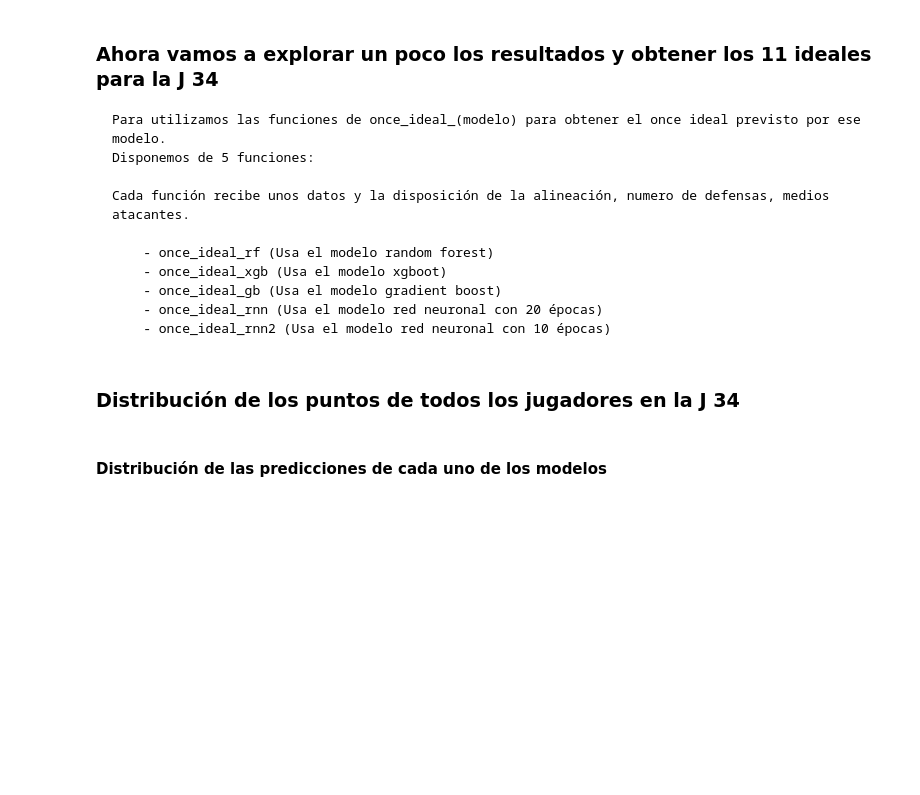
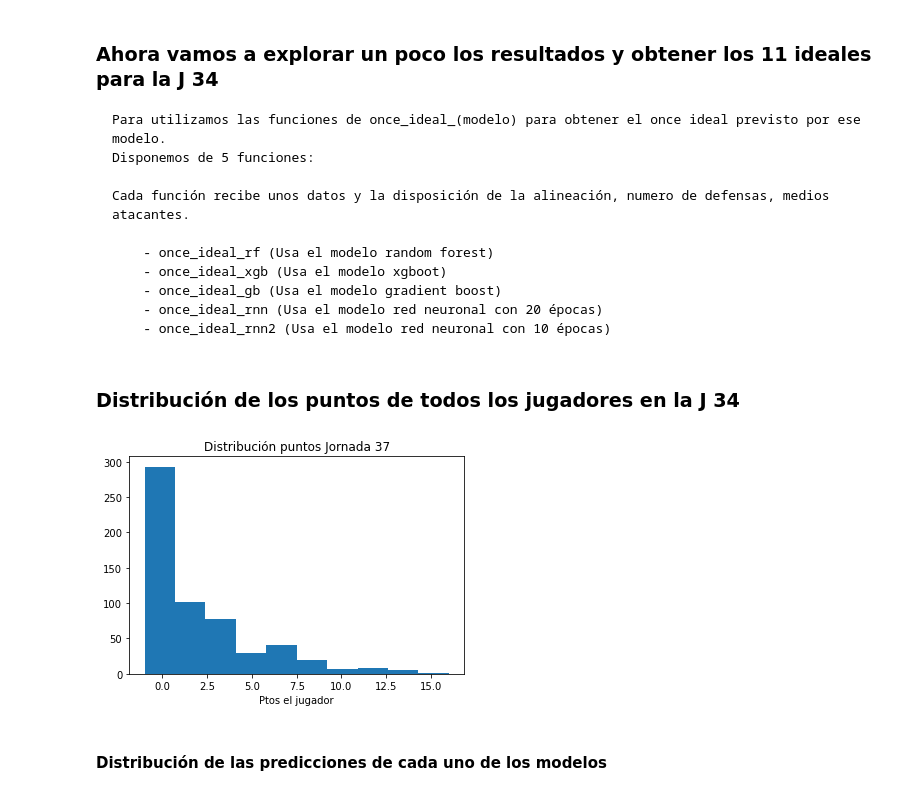
Before and after one commit to Gobuub/Proyecto-Final-Bootcamp, a Jupyter notebook: ML/Proyecto Final ML.ipynb, the cells around one changed output. Drawn from its saved outputs; the diff is of its cells as text; code cells hidden in the pictures; blank space fills up the shorter version.

Commit message:
Añadida jornada 37

```diff
--- a/ML/Proyecto Final ML.ipynb
+++ b/ML/Proyecto Final ML.ipynb
@@ -121,7 +125,6 @@ print (f'mse del modelo rnn = {mse}')
 
     Vamos utilizar los datos de la jornada 33 para predecir la jornada 34
 # %%
-j_33 = comunio_pred_lib.create_data_train(35)
-j_34 = comunio_pred_lib.create_data_train(34)
-pred_data = j_33._get_numeric_data()
+j = comunio_pred_lib.create_data_train(37)
+pred_data = j._get_numeric_data()
 # %%
@@ -168,9 +200,11 @@ preds
 # %% [markdown]
 ### Distribución de los puntos de todos los jugadores en la J 34
 # %%
-plt.hist(j_34['J_Actual'], bins=10);
-plt.title('Distribución puntos Jornada 34')
+plt.hist(j['J_Actual'], bins=10);
+plt.title('Distribución puntos Jornada 37')
 plt.xlabel('Ptos el jugador');
+# %% [output]
+[figure, added]
 # %% [markdown]
 #### Distribución de las predicciones de cada uno de los modelos
 # %%
```
Also changed, not shown: parts of 23 cells of this notebook, 3 other files.
